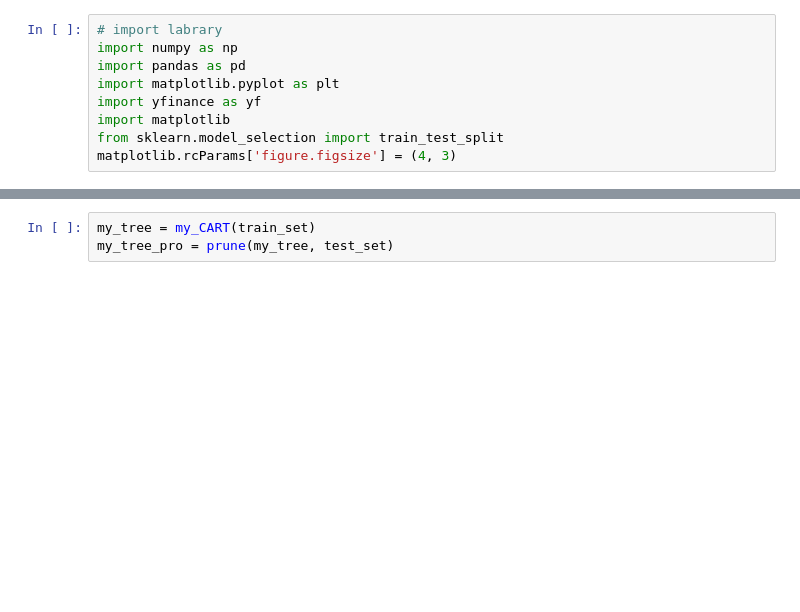
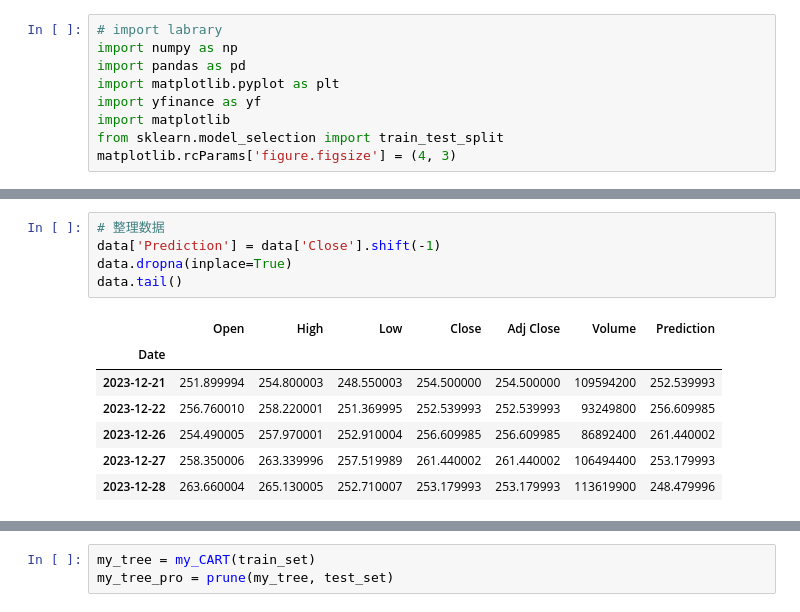
Before and after one commit to diyizhilunba/Python-for-Finance, a Jupyter notebook: CART_tree.ipynb, the cells around one changed output, grey strips where cells are left out. Saved outputs shown, nothing was run; the diff lists cells and outputs as text; blank space fills up the shorter version.

```diff
--- a/CART_tree.ipynb
+++ b/CART_tree.ipynb
@@ -22,4 +22,17 @@ data.tail()
 | 2023-12-27 | 258.350006 | 263.339996 | 257.519989 | 261.440002 | 261.440002 | 106494400 |
 | 2023-12-28 | 263.660004 | 265.130005 | 252.710007 | 253.179993 | 253.179993 | 113619900 |
 | 2023-12-29 | 255.100006 | 255.190002 | 247.429993 | 248.479996 | 248.479996 | 100615300 |
+# %%
+# 整理数据
+data['Prediction'] = data['Close'].shift(-1)
+data.dropna(inplace=True)
+data.tail()
+# %% [output]
+|  | Open | High | Low | Close | Adj Close | Volume | Prediction |
+| Date |  |  |  |  |  |  |  |
+| 2023-12-21 | 251.899994 | 254.800003 | 248.550003 | 254.500000 | 254.500000 | 109594200 | 252.539993 |
+| 2023-12-22 | 256.760010 | 258.220001 | 251.369995 | 252.539993 | 252.539993 | 93249800 | 256.609985 |
+| 2023-12-26 | 254.490005 | 257.970001 | 252.910004 | 256.609985 | 256.609985 | 86892400 | 261.440002 |
+| 2023-12-27 | 258.350006 | 263.339996 | 257.519989 | 261.440002 | 261.440002 | 106494400 | 253.179993 |
+| 2023-12-28 | 263.660004 | 265.130005 | 252.710007 | 253.179993 | 253.179993 | 113619900 | 248.479996 |
 # %%
```
Also changed, not shown: parts of 5 cells of this notebook.
